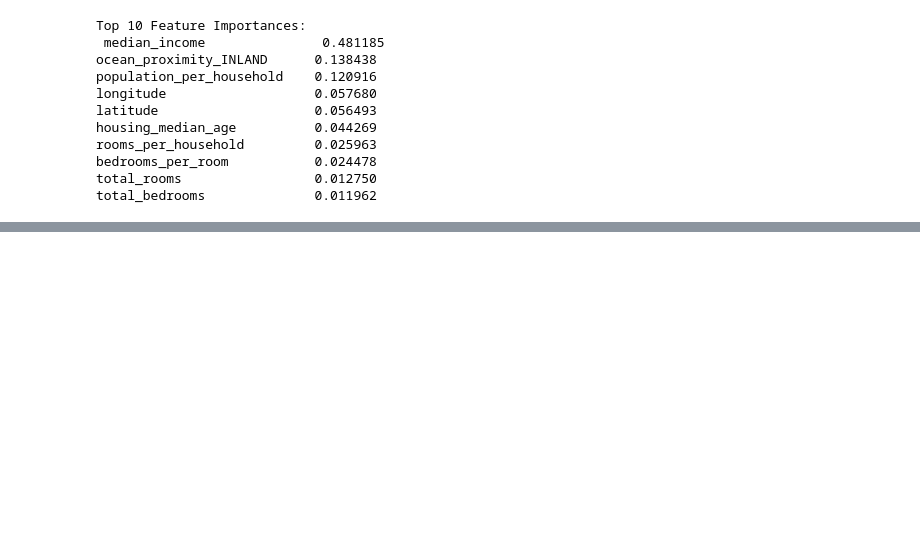
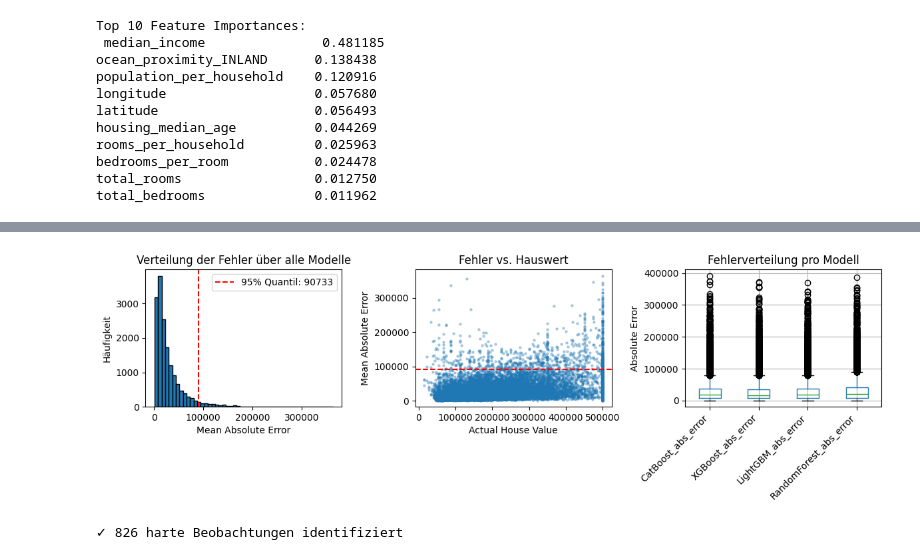
Before and after one commit to CodeMaster4711/DataScience, a Jupyter notebook: HousePricing/prepare-dataset-for-ml.ipynb, the cells around one changed output, grey strips where cells are left out. Cells and saved outputs as stored; diff of their text form; code cells hidden in the pictures; blank space fills up the shorter version.

Commit message:
tutorial: train model and test absolute error

```diff
--- a/HousePricing/prepare-dataset-for-ml.ipynb
+++ b/HousePricing/prepare-dataset-for-ml.ipynb
@@ -319,0 +535,66 @@ LinearRegression 67866.828392 69127.038299
+# %%
+import pandas as pd
+import numpy as np
+from sklearn.model_selection import cross_val_predict
+from sklearn.metrics import mean_squared_error
+import matplotlib.pyplot as plt
+
+# === IDENTIFIZIERE KONSISTENT FALSCHE TRAININGSBEOBACHTUNGEN ===
+
+print("Ermittle Vorhersagen aller Modelle auf dem Trainingsset (via Cross-Validation)...")
+
+# Sammle CV-Vorhersagen von allen 4 besten Modellen
+train_predictions = {}
+for model_name, model in best_models.items():
+    print(f"  {model_name}...")
+    preds = cross_val_predict(model, X_train, y_train, cv=5, n_jobs=-1)
+    train_predictions[model_name] = preds
+
+# Berechne absolute Fehler für jedes Modell
+train_errors = pd.DataFrame(index=X_train.index)
+for model_name, preds in train_predictions.items():
+    train_errors[f"{model_name}_abs_error"] = np.abs(y_train.values - preds)
+
+# Mean absolute error über alle Modelle
+train_errors["mean_abs_error"] = train_errors.mean(axis=1)
+
+# Identifiziere Top 5% schlechteste Beobachtungen
+threshold_95 = train_errors["mean_abs_error"].quantile(0.95)
+hard_indices = train_errors[train_errors["mean_abs_error"] > threshold_95].index.tolist()
+
+print(f"\nAnzahl harter Trainingsbeobachtungen (>95% Quantil): {len(hard_indices)}")
+print(f"Das entspricht {100 * len(hard_indices) / len(X_train):.1f}% des Trainingssets")
+print(f"\nMean abs error Quantile:")
+print(train_errors["mean_abs_error"].describe())
+
+# Visualisierung der Fehlerverteilung
+plt.figure(figsize=(12, 4))
+
+plt.subplot(1, 3, 1)
+plt.hist(train_errors["mean_abs_error"], bins=50, edgecolor='black')
+plt.axvline(threshold_95, color='red', linestyle='--', label=f'95% Quantil: {threshold_95:.0f}')
+plt.xlabel('Mean Absolute Error')
+plt.ylabel('Häufigkeit')
+plt.title('Verteilung der Fehler über alle Modelle')
+plt.legend()
+
+plt.subplot(1, 3, 2)
+plt.scatter(y_train, train_errors["mean_abs_error"], alpha=0.3, s=5)
+plt.xlabel('Actual House Value')
+plt.ylabel('Mean Absolute Error')
+plt.title('Fehler vs. Hauswert')
+plt.axhline(threshold_95, color='red', linestyle='--')
+
+plt.subplot(1, 3, 3)
+# Boxplot der Fehler pro Modell
+error_cols = [c for c in train_errors.columns if c != "mean_abs_error"]
+train_errors[error_cols].boxplot()
+plt.xticks(rotation=45, ha='right')
+plt.ylabel('Absolute Error')
+plt.title('Fehlerverteilung pro Modell')
+plt.tight_layout()
+plt.show()
+
+# Speichere hard_indices für nächsten Schritt
+print(f"\n✓ {len(hard_indices)} harte Beobachtungen identifiziert")
+# %% [output]
@@ -319,0 +620,2 @@ LinearRegression 67866.828392 69127.038299
+[figure, added]
+✓ 826 harte Beobachtungen identifiziert
```
Also changed, not shown: parts of 9 cells of this notebook, 2 other files.
